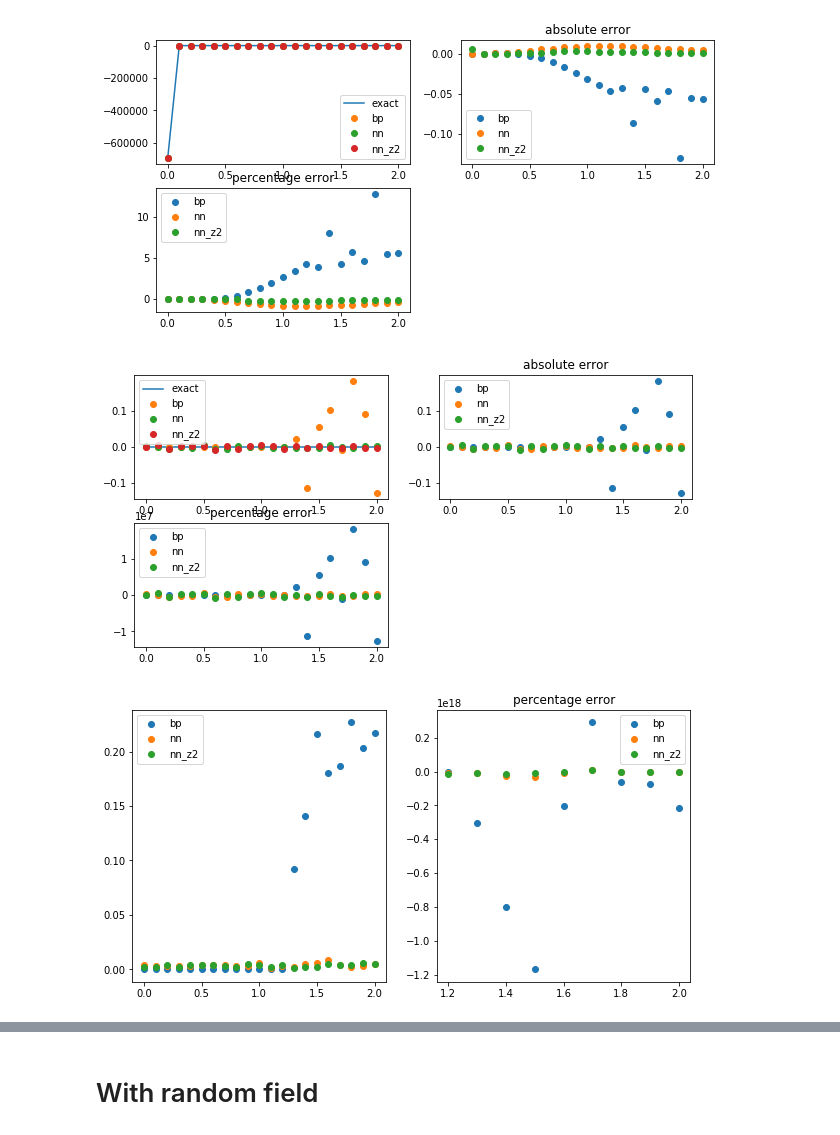
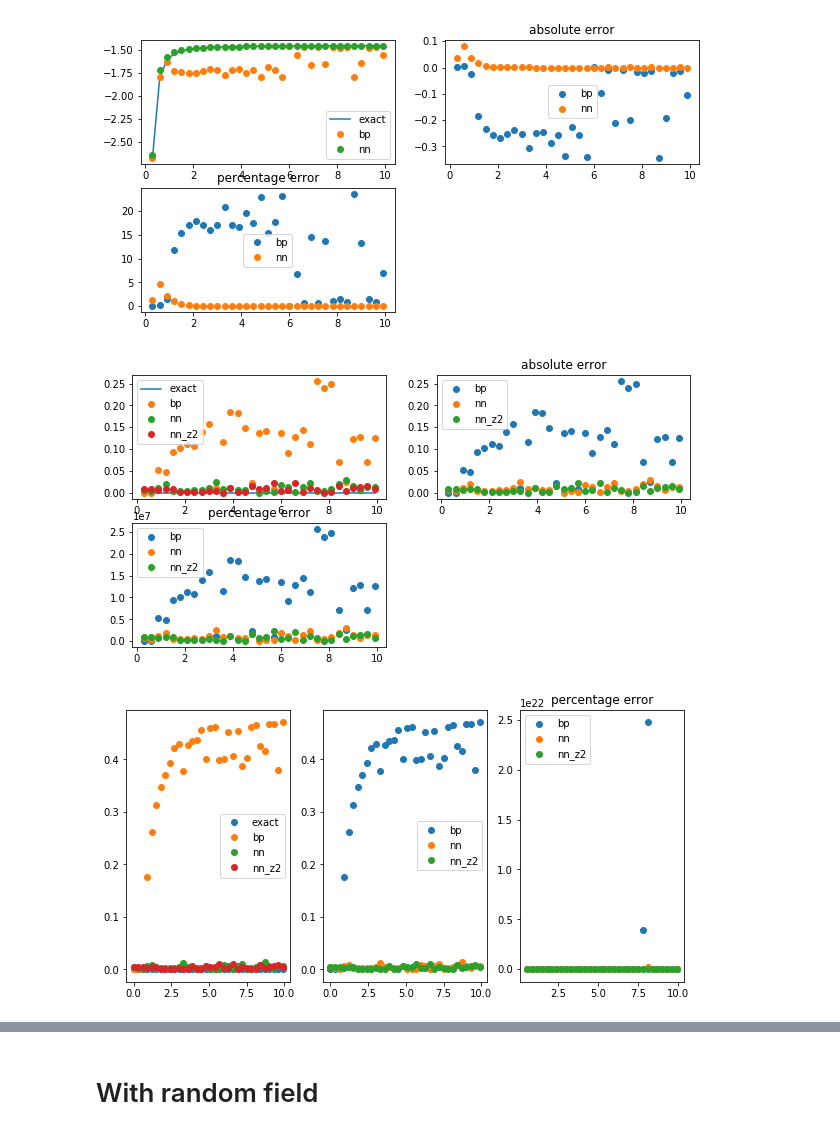
Before and after one commit to ocadni/h2arnn, a Jupyter notebook: result_square_glass.ipynb, the cells around one changed output, grey strips where cells are left out. Saved outputs shown, nothing was run; the diff lists cells and outputs as text; code cells hidden in the pictures.

```diff
--- a/result_square_glass.ipynb
+++ b/result_square_glass.ipynb
@@ -14,7 +14,7 @@ import solvers
 # %%
 %matplotlib inline
 # %%
-m = n = l = 3 # L of square grid
+m = n = l = 4 # L of square grid
 # %%
 import imp
 
@@ -26,8 +26,7 @@ N, J_interaction = graph_gen.grid_2d_interaction(n,m, periodic=periodic)
 
 #H = np.random.random(N)
 H=np.zeros(N)
-
-betas_fast = np.arange(1e-6,2.1,1e-1)
+betas_fast = np.arange(1e-6,10.1,3e-1)
 
 j = graph_gen.spin_glass()
 J = graph_gen.set_J(J_interaction, j)
@@ -127,22 +134,29 @@ fe: -1.051, ener: -0.969, M: -0.127, iter 1000
 # %%
 %matplotlib inline
 label="fe"
-plt= solvers.plot_quantity(label, res_ex_2d_h0_spinglass, [res_bp_2d_h0_spinglass, res_nn_2d_h0_spinglass, res_nn_z2_2d_h0_spinglass])
+plt= solvers.plot_quantity(label,
+                           res_ex_2d_h0_spinglass,
+                           [res_bp_2d_h0_spinglass, res_nn_2d_h0_spinglass],
+                           init_=1)
 #plt.ylim(-0.1,0.11)
 plt.show()
 # %% [output]
-[figure, old version]
+[figure, new version]
 # %%
 %matplotlib inline
 label="M"
-plt= solvers.plot_quantity(label, res_ex_2d_h0_spinglass, [res_bp_2d_h0_spinglass, res_nn_2d_h0_spinglass, res_nn_z2_2d_h0_spinglass])
+plt= solvers.plot_quantity(label,
+                           res_ex_2d_h0_spinglass,
+                           [res_bp_2d_h0_spinglass, res_nn_2d_h0_spinglass, res_nn_z2_2d_h0_spinglass],
+                          init_=1)
 plt.show()
 # %% [output]
-[figure, old version]
+[figure, new version]
 # %%
 %matplotlib inline
+imp.reload(solvers)
 label="M_i"
 plt= solvers.plot_quantity_sum(label, res_ex_2d_h0_spinglass, [res_bp_2d_h0_spinglass, res_nn_2d_h0_spinglass, res_nn_z2_2d_h0_spinglass])
 plt.show()
 # %% [output]
-[figure, old version]
+[figure, new version]
```
Also changed, not shown: parts of 21 cells of this notebook, 16 other files.
